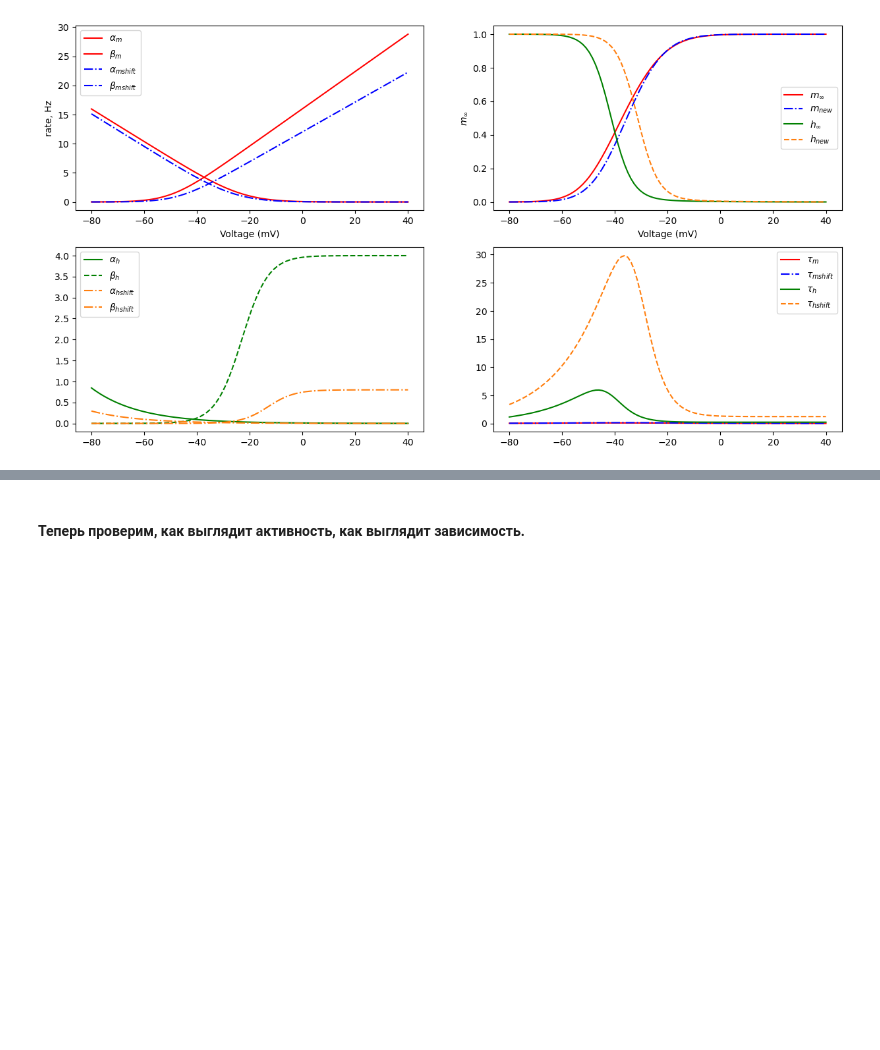
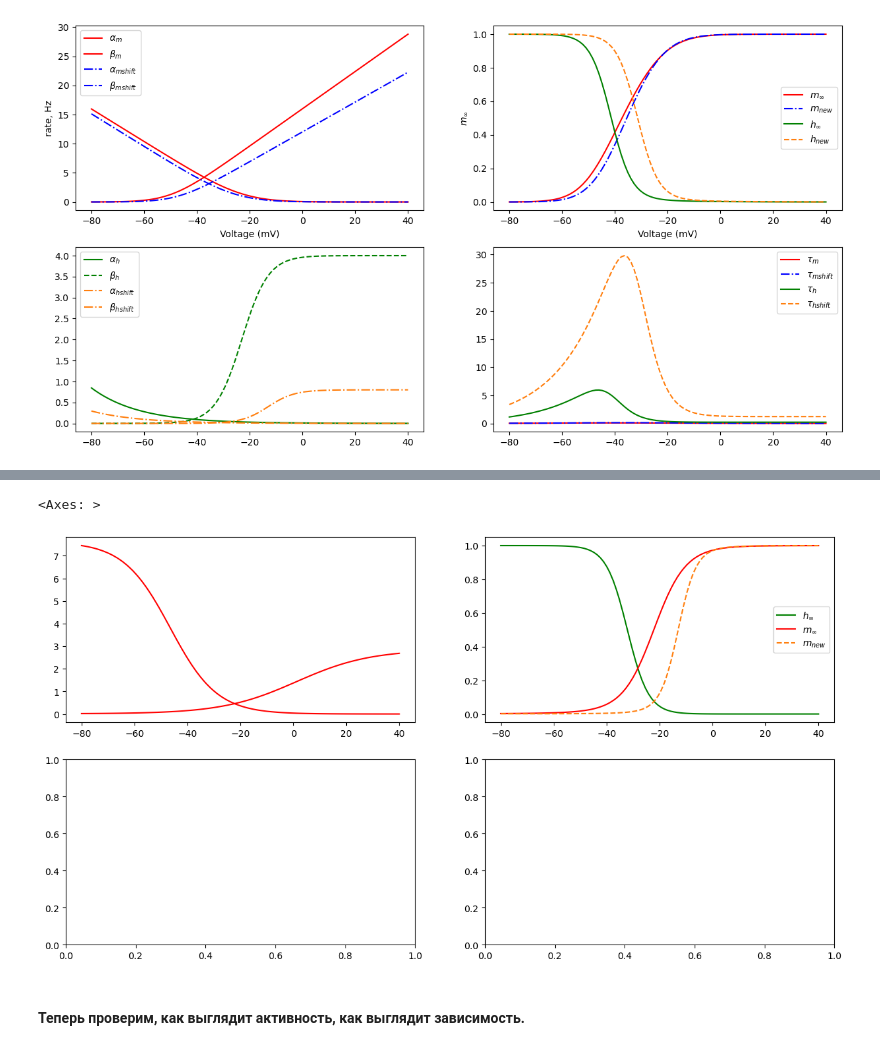
Before and after one commit to shcecter/nocimod, a Jupyter notebook: 3_navs_calibration.ipynb, the cells around one changed output, grey strips where cells are left out. Drawn from its saved outputs; the diff is of its cells as text; code cells hidden in the pictures; blank space fills up the shorter version.

```diff
--- a/3_navs_calibration.ipynb
+++ b/3_navs_calibration.ipynb
@@ -237,2 +288,28 @@ legend()
+# %%
+la_m = 2.85 - 2.84 / (1 + exp((vv - 1.16)/13.95))
+lb_m = 7.62 / (1 + exp((vv + 46.5)/8.83))
+lm_inf = la_m / (la_m + lb_m)
+ltau_m = 1 / (la_m + lb_m)
+
+la_m_new = 2.85 - 2.84 / (1 + exp((vv - 1.16)/5))
+lb_m_new = 7.62 / (1 + exp((vv + 46.5)/8.83))
+lm_inf_new = la_m_new / (la_m_new + lb_m_new)
+
+lh_inf = 1 / (1 + exp((vv + 32.2)/4))
+# %%
+figure(figsize=(15,8))
+subplot(2, 2, 1)
+plot(vv, la_m, "r", label="$\\alpha_m$")
+plot(vv, lb_m, "r", label="$\\beta_m$")
+subplot(2, 2, 2)
+plot(vv, lh_inf, "g", label="$h_{\infty}$")
+plot(vv, lm_inf, "r", label="$m_{\infty}$")
+plot(vv, lm_inf_new, "--", color="tab:orange", label="$m_{new}$")
+legend()
+subplot(2, 2, 3)
+subplot(2, 2, 4)
+# %% [output]
+<Axes: >
+[figure, added]
 # %% [markdown]
 #### Теперь проверим, как выглядит активность, как выглядит зависимость.
```
Also changed, not shown: parts of 6 cells of this notebook, 11 other files.
